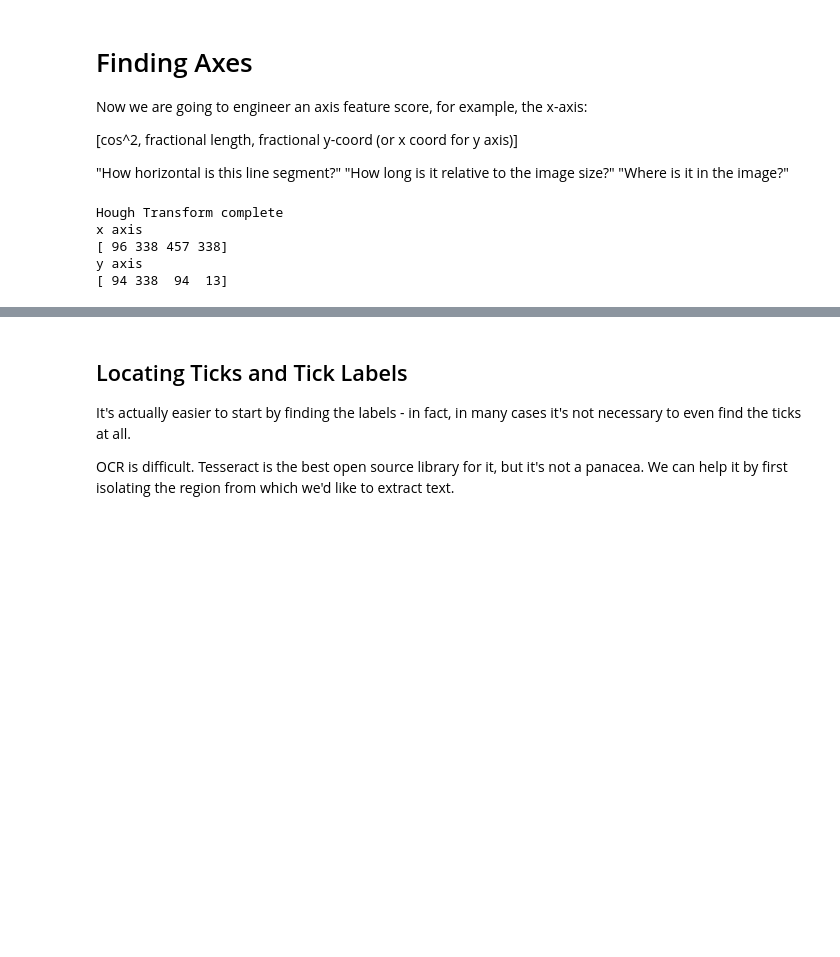
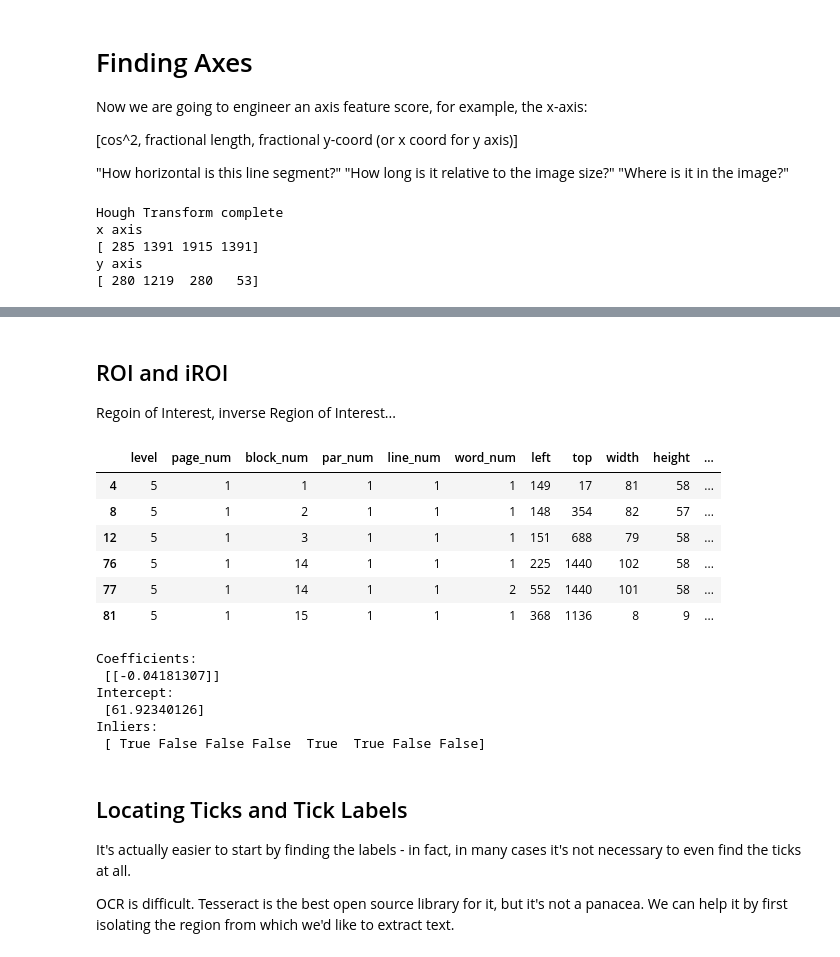
Before and after one commit to Imperssonator/fairplay, a Jupyter notebook: notebooks/2021-09-08-py39-refresh.ipynb, the cells around one changed output, grey strips where cells are left out. Saved outputs shown, nothing was run; the diff lists cells and outputs as text; code cells hidden in the pictures; blank space fills up the shorter version.

```diff
--- a/notebooks/2021-09-08-py39-refresh.ipynb
+++ b/notebooks/2021-09-08-py39-refresh.ipynb
@@ -24 +27,4 @@ print('All packages loaded')
 All packages loaded
+# %%
+examples_dir = Path('../data/real_images/')
+temp_dir = Path('../data/temp/')
@@ -25,9 +33,9 @@ All packages loaded
 # %%
-example = 'examples/example101.jpg'
+example = examples_dir.joinpath('example107.png').as_posix()
+
 img = cv2.imread(example)
 m,n,p=img.shape
 
-%matplotlib notebook
 plt.figure()
 implot = plt.imshow(img)
 # %% [output]
@@ -40,11 +46,9 @@ We would like to find the axes, calibrate them from pixel to data space, find th
 # %%
-gray = cv2.cvtColor(img,cv2.COLOR_BGR2GRAY)
+gray = cv2.cvtColor(img, cv2.COLOR_BGR2GRAY)
 # bw4 = adaptive_thresh(gray)
-nbw = cv2.adaptiveThreshold(gray,255,cv2.ADAPTIVE_THRESH_MEAN_C,\
-            cv2.THRESH_BINARY_INV,11,5)
+nbw = cv2.adaptiveThreshold(gray, 255, cv2.ADAPTIVE_THRESH_MEAN_C, cv2.THRESH_BINARY_INV, 25, 5)
 # nbw = (255-bw4)
 
-%matplotlib notebook
 plt.figure()
 implot = plt.imshow(nbw, cmap='gray')
 # %% [output]
@@ -61,21 +65,21 @@ Now we are going to engineer an axis feature score, for example, the x-axis:
 "How long is it relative to the image size?"
 "Where is it in the image?"
 # %%
-linesP = cv2.HoughLinesP(nbw,1,np.pi/2,2, minLineLength = nbw.shape[1]/10, maxLineGap = 3)
+linesP = cv2.HoughLinesP(nbw, 1, np.pi/2, 2, minLineLength=nbw.shape[1]/10, maxLineGap=3)
 print('Hough Transform complete')
-import find_axes
+
 # print(linesP)
-xax = find_axes.get_xaxis(np.reshape(linesP,(-1,4)),nbw)
+xax = find_axes.get_xaxis(np.reshape(linesP, (-1,4)), nbw)
 print('x axis')
 print(xax)
-yax = find_axes.get_yaxis(np.reshape(linesP,(-1,4)),nbw)
+yax = find_axes.get_yaxis(np.reshape(linesP, (-1,4)), nbw)
 print('y axis')
 print(yax)
 # %% [output]
 Hough Transform complete
 x axis
-[ 96 338 457 338]
+[ 285 1391 1915 1391]
 y axis
-[ 94 338  94  13]
+[ 280 1219  280   53]
 # %%
 imlabel = img.copy();
@@ -89,6 +92,51 @@ implot.set_cmap('gray')
 # %% [output]
 [interactive output not drawn]
 [interactive output not drawn]
+# %% [markdown]
+## ROI and iROI
+
+Regoin of Interest, inverse Region of Interest...
+# %%
+roi_corners = np.array([
+    min(yax[0], yax[2]),
+    min(yax[1], yax[3]),
+    max(xax[0], xax[2]),
+    max(xax[1], xax[3])
+])
+axis_text_img = img #rect_mask_grayscale(img, roi_corners)
+axis_text_path = temp_dir.joinpath('axis_text.png').as_posix()
+cv2.imwrite(axis_text_path, axis_text_img)
+axis_text_ocr_res = ocr_tools.get_ocr_df(axis_text_path)
+axis_text_ocr_res['text'] = axis_text_ocr_res['text'].replace(['O', 'o'], '0')
+axis_text_ocr_res['num'] = axis_text_ocr_res['text'].apply(pd.to_numeric, errors='coerce')
+axis_text_nums = axis_text_ocr_res[axis_text_ocr_res['num'].notnull()].copy()
+axis_text_nums
+# %% [output]
+|  | level | page_num | block_num | par_num | line_num | word_num | left | top | width | height | ... |
+| 4 | 5 | 1 | 1 | 1 | 1 | 1 | 149 | 17 | 81 | 58 | ... |
+| 8 | 5 | 1 | 2 | 1 | 1 | 1 | 148 | 354 | 82 | 57 | ... |
+| 12 | 5 | 1 | 3 | 1 | 1 | 1 | 151 | 688 | 79 | 58 | ... |
+| 76 | 5 | 1 | 14 | 1 | 1 | 1 | 225 | 1440 | 102 | 58 | ... |
+| 77 | 5 | 1 | 14 | 1 | 1 | 2 | 552 | 1440 | 101 | 58 | ... |
+| 81 | 5 | 1 | 15 | 1 | 1 | 1 | 368 | 1136 | 8 | 9 | ... |
+# %%
+regry = linear_model.RANSACRegressor(residual_threshold=0.1, min_samples=3)
+regry.fit(
+    axis_text_nums['y_mid'].values.reshape(-1,1),
+    axis_text_nums['num'].values.reshape(-1,1)
+)
+
+# The coefficients
+print('Coefficients: \n', regry.estimator_.coef_)
+print('Intercept: \n', regry.estimator_.intercept_)
+print('Inliers: \n', regry.inlier_mask_)
+# %% [output]
+Coefficients:
+ [[-0.04181307]]
+Intercept:
+ [61.92340126]
+Inliers:
+ [ True False False False  True  True False False]
 # %% [markdown]
 ## Locating Ticks and Tick Labels
 
```
Also changed, not shown: parts of 27 cells of this notebook, 7 other files.
